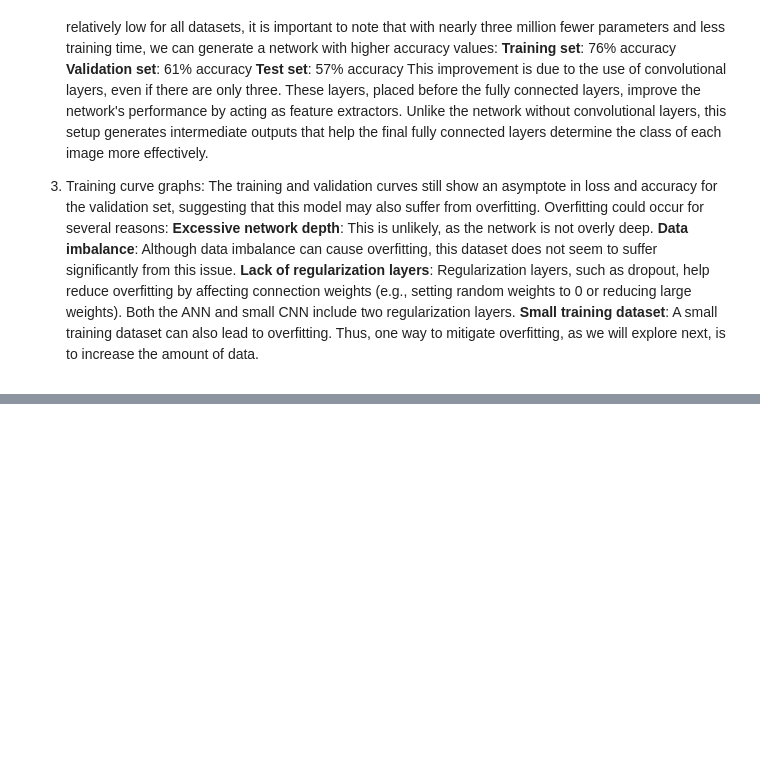
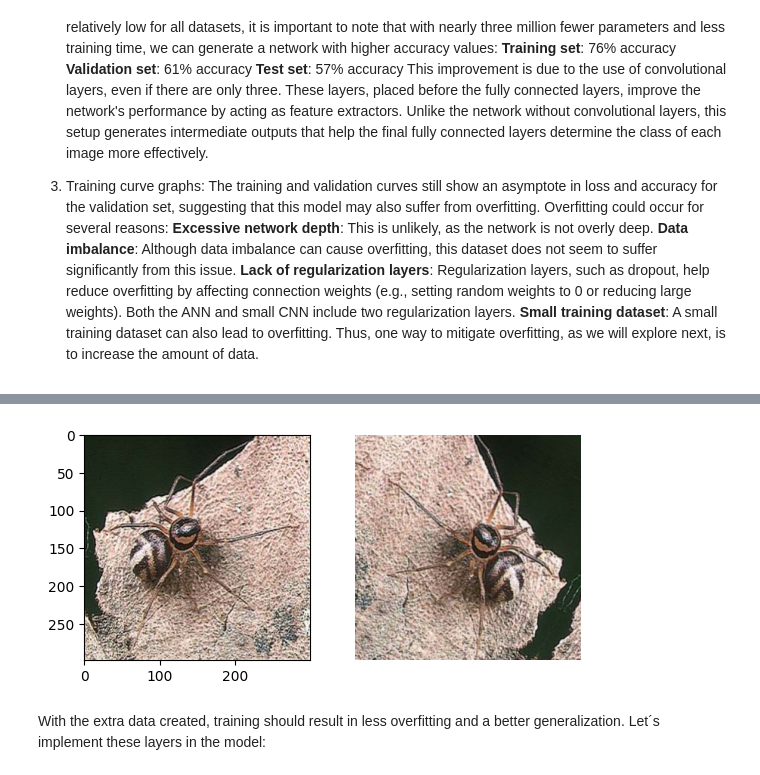
Before and after one commit to svalbuenaa/deep_learning_CNNs, a Jupyter notebook: main.ipynb, the cells around one changed output, grey strips where cells are left out. Cells and saved outputs as stored; diff of their text form; code cells hidden in the pictures; blank space fills up the shorter version.

Commit message:
Kaggle Notebook | deep_learning_CNNs | Data augmentation

```diff
--- a/main.ipynb
+++ b/main.ipynb
@@ -668,0 +682,20 @@ This improvement is due to the use of convolutional layers, even if there are on
+# %%
+# Augmentation model
+model_augm = keras.Sequential()
+model_augm.add(RandomFlip(mode="horizontal"))
+model_augm.add(RandomRotation(factor=0.1))
+# %%
+# Displaying augmented data
+for images, labels in train_ds.take(1):
+    image = images[0]  # Retrieve the first image from the batch
+    image_augm = model_augm(image)
+    # Display the image using matplotlib
+    fig, ax = plt.subplots(1,2)
+    ax[0].imshow(image.numpy().astype("uint8"))
+    ax[1].imshow(image_augm.numpy().astype("uint8"))
+    plt.axis("off")
+    plt.show()
+# %% [output]
+[figure, added]
+# %% [markdown]
+With the extra data created, training should result in less overfitting and a better generalization. Let´s implement these layers in the model:
```
Also changed, not shown: parts of 21 cells of this notebook.
